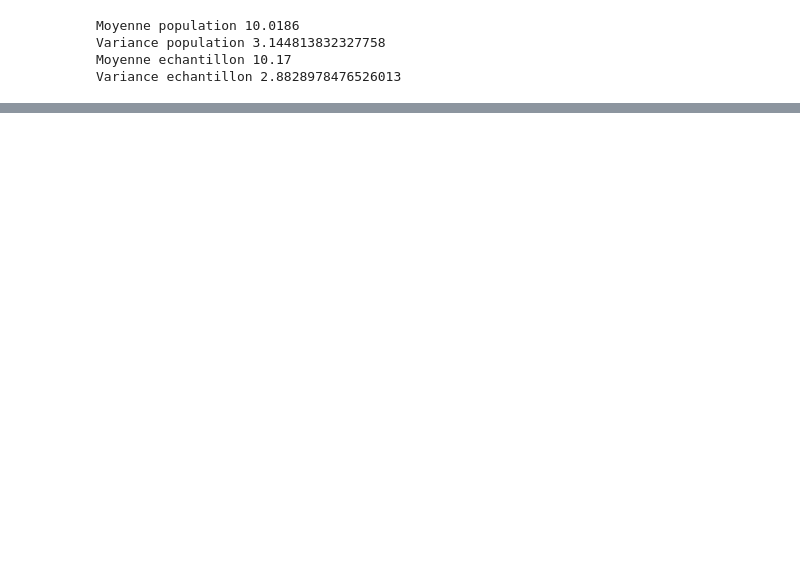
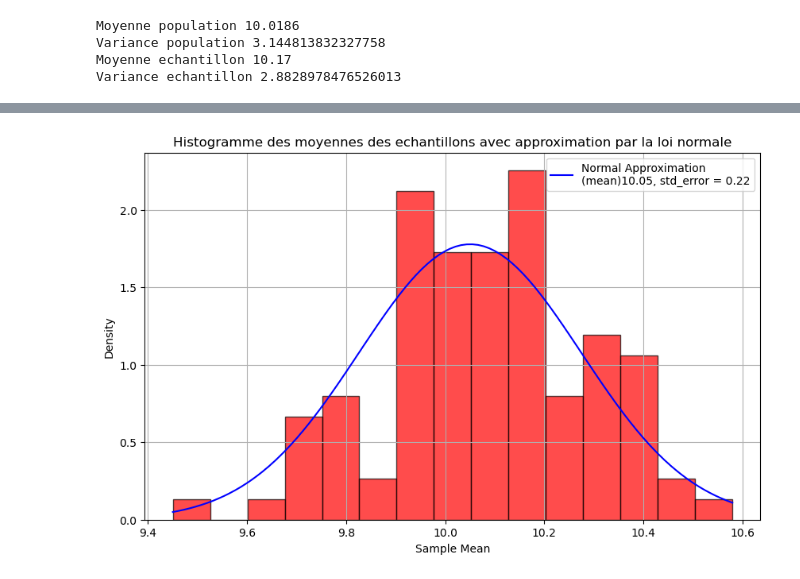
Before and after one commit to MathisSL/StatsData_Training, a Jupyter notebook: s.ipynb, the cells around one changed output, grey strips where cells are left out. Cells and saved outputs as stored; diff of their text form; code cells hidden in the pictures; blank space fills up the shorter version.

```diff
--- a/s.ipynb
+++ b/s.ipynb
@@ -54,0 +105,29 @@ plt.show()
+# %%
+from scipy.stats import norm
+
+mean_population = np.mean(DataPopulation)
+std_population = np.std(DataPopulation)
+
+# Calculer la variance des moyennes des  echantillons ( Standard error of the mean )
+std_error = std_population/np.sqrt(n)
+
+# Génération de la distribution normale qui approche la distribution des moyennes des echantillons
+x = np.linspace(min(SampleMeans), max(SampleMeans), 100)
+normal_approximation = norm.pdf(x, loc = mean_population, scale=std_error)
+
+# Tracer hist de samplemeans
+plt.figure(figsize=(10,6))
+plt.hist(SampleMeans, bins = 15, color='red', edgecolor='black', alpha=0.7, density=True)
+
+# Tracé de la loi normale approx
+plt.plot(x, normal_approximation,'b',label=f'Normal Approximation\n(mean){mean_population:.2f}, std_error = {std_error:.2f}')
+
+plt.xlabel('Sample Mean')
+plt.ylabel('Density')
+plt.title('Histogramme des moyennes des echantillons avec approximation par la loi normale')
+
+plt.legend()
+plt.grid()
+plt.show()
+# %% [output]
+[figure, added]
```
Also changed, not shown: parts of 4 cells of this notebook.
